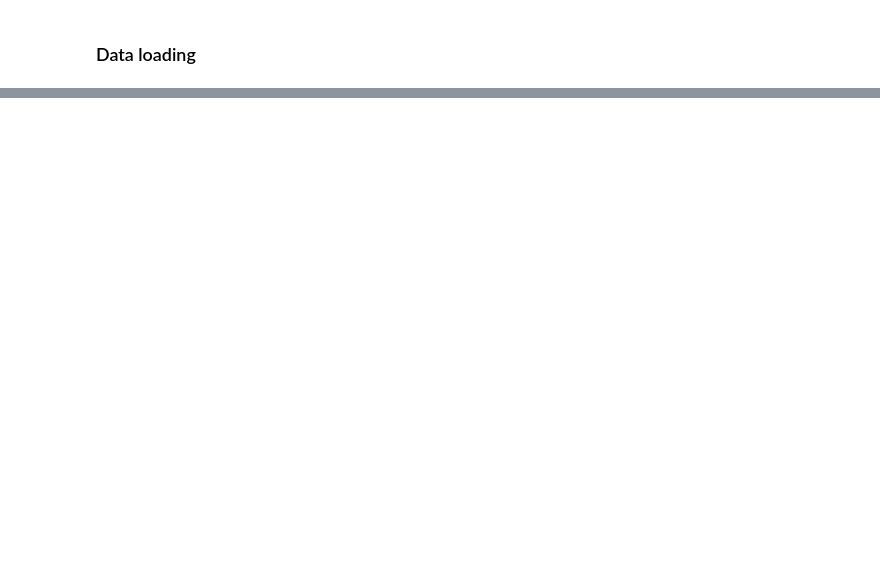
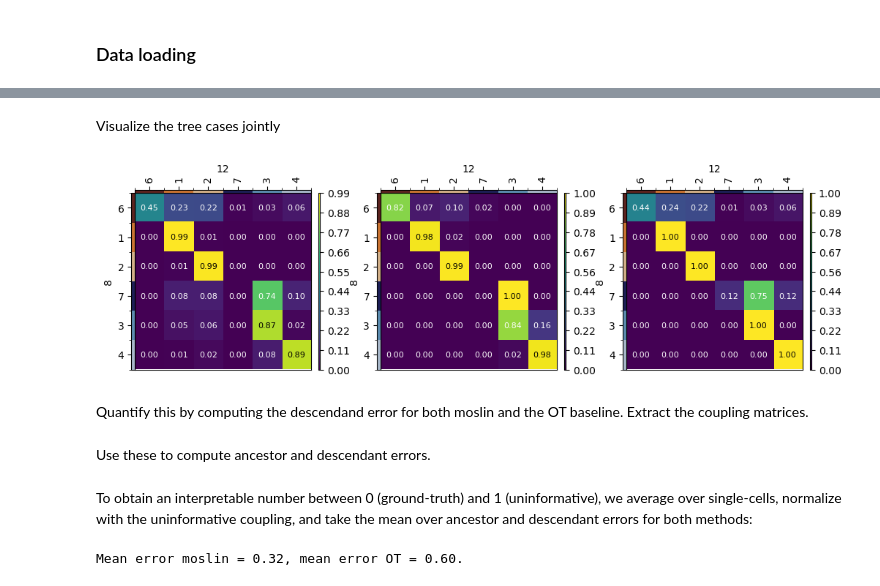
Before and after one commit to theislab/moscot_notebooks, a Jupyter notebook: tutorials/100_lineage.ipynb, the cells around one changed output, grey strips where cells are left out. Saved outputs shown, nothing was run; the diff lists cells and outputs as text; code cells hidden in the pictures; blank space fills up the shorter version.

```diff
--- a/tutorials/100_lineage.ipynb
+++ b/tutorials/100_lineage.ipynb
@@ -161,0 +250,2 @@ mpl.sankey(lp, figsize=(6, 5))
+# %%
+coupling_gt = adata.uns["couplings"]["true"].astype("float64")
@@ -161,0 +273,43 @@ mpl.sankey(lp, figsize=(6, 5))
+# %%
+# instantiate a dummy problem for this
+gt = TemporalProblem(adata).prepare(time_key="time", joint_attr="X_pca")
+
+# insert the ground-truth coupling
+out = MatrixSolverOutput(coupling_gt)
+gt._problem_manager.get_solutions = lambda only_converged: {(8.0,12.0):out}
+
+# set a few extra attributes
+gt._stage = "solved"
+gt.problems[8,12]._solution = out
+
+# compute the aggregated transition matrix
+cell_transition = gt.cell_transition(
+    source=8,
+    target=12,
+    source_groups={"state": order},
+    target_groups={"state": order},
+    forward=True,
+    key_added="gt_transitions"
+)
+# %% [markdown]
+Visualize the tree cases jointly
+# %%
+# Create a 1x3 grid of subplots
+fig, axes = plt.subplots(ncols=3, figsize=(12, 4))
+
+# moslin
+axes[0] = mpl.cell_transition(lp, fontsize=8, figsize=(5, 5), return_fig=True, ax=axes[0], uns_key="lp_transitions")
+
+# baseline OT
+axes[1] = mpl.cell_transition(tp, fontsize=8, figsize=(5, 5), return_fig=True, ax=axes[1], uns_key="tp_transitions")
+
+# ground-truth
+axes[2] = mpl.cell_transition(gt, fontsize=8, figsize=(5, 5), return_fig=True, ax=axes[2], uns_key="gt_transitions")
+
+fig.subplots_adjust(wspace=0.3)
+
+plt.show()
+# %% [output]
+[figure, added]
+# %% [markdown]
+Quantify this by computing the descendand error for both moslin and the OT baseline. Extract the coupling matrices.
@@ -161,0 +320,2 @@ mpl.sankey(lp, figsize=(6, 5))
+# %% [markdown]
+Use these to compute ancestor and descendant errors.
@@ -161,0 +331,9 @@ mpl.sankey(lp, figsize=(6, 5))
+# %% [markdown]
+To obtain an interpretable number between 0 (ground-truth) and 1 (uninformative), we average over single-cells, normalize with the uninformative coupling, and take the mean over ancestor and descendant errors for both methods:
+# %%
+mean_error_moslin = (np.mean(anc_moslin) / np.mean(anc_outer) + np.mean(desc_moslin) / np.mean(desc_outer)) / 2
+mean_error_ot = (np.mean(anc_ot) / np.mean(anc_outer) + np.mean(desc_ot) / np.mean(desc_outer)) / 2
+
+print(f"Mean error moslin = {mean_error_moslin:.2f}, mean error OT = {mean_error_ot:.2f}.")
+# %% [output]
+Mean error moslin = 0.32, mean error OT = 0.60.
```
Also changed, not shown: parts of 44 cells of this notebook.
